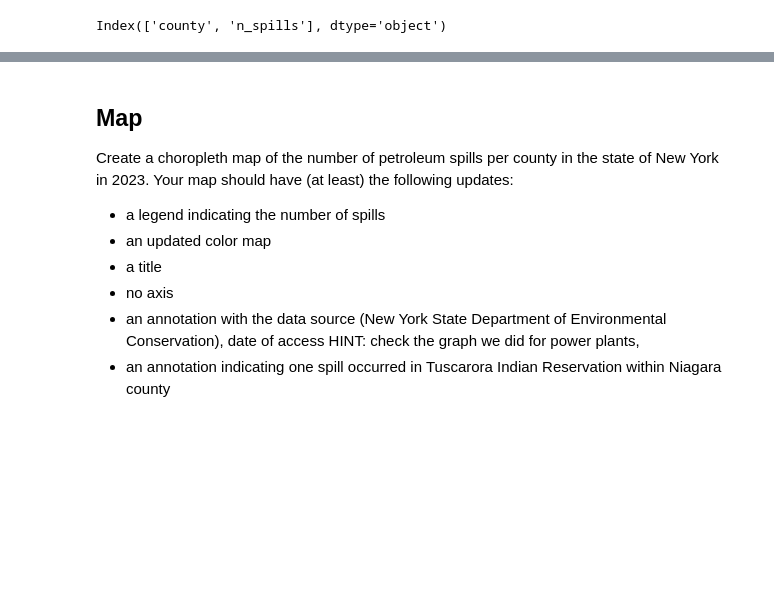
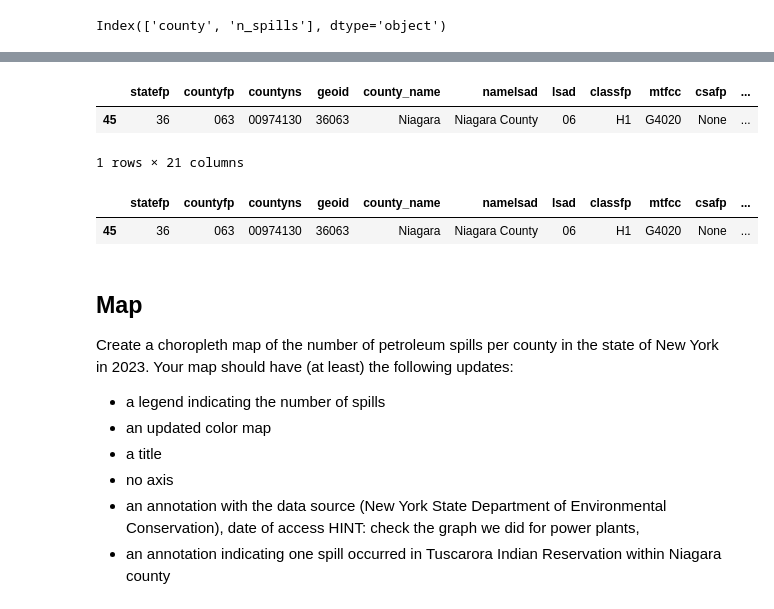
Before and after one commit to p-park6/eds220-hwk-3, a Jupyter notebook: hwk3-task1-spills.ipynb, the cells around one changed output, grey strips where cells are left out. Cells and saved outputs as stored; diff of their text form; code cells hidden in the pictures; blank space fills up the shorter version.

```diff
--- a/hwk3-task1-spills.ipynb
+++ b/hwk3-task1-spills.ipynb
@@ -723,0 +749,5 @@ ny_counties
+# %%
+#drop n_spills_x and n_spills_y columns since they are redundant
+ny_counties = ny_counties.drop(columns = ['n_spills_x','n_spills_y'])
+#print ny_counties to see if the two columns were removed
+ny_counties
@@ -724,3 +768,18 @@ ny_counties
+# %%
+#look at how much Niagara n_spills originally has
+ny_counties[ny_counties['county_name'] == 'Niagara']
+# %% [output]
+|  | statefp | countyfp | countyns | geoid | county_name | namelsad | lsad | classfp | mtfcc | csafp | ... |
+| 45 | 36 | 063 | 00974130 | 36063 | Niagara | Niagara County | 06 | H1 | G4020 | None | ... |
+1 rows × 21 columns
+# %%
+#add one extra value to Niagra county to account for the 'Tuscarora Indian Reservation' not being accounted for
+ny_counties.at[45, 'n_spills'] += 1
+#print to see if Niagara has one additional spill added to its n_spill column
+ny_counties[ny_counties['county_name'] == 'Niagara']
+# %% [output]
+|  | statefp | countyfp | countyns | geoid | county_name | namelsad | lsad | classfp | mtfcc | csafp | ... |
+| 45 | 36 | 063 | 00974130 | 36063 | Niagara | Niagara County | 06 | H1 | G4020 | None | ... |
 # %% [markdown]
 ## Map
 Create a choropleth map of the number of petroleum spills per county in the state of New York in 2023.
```
Also changed, not shown: parts of 34 cells of this notebook.
